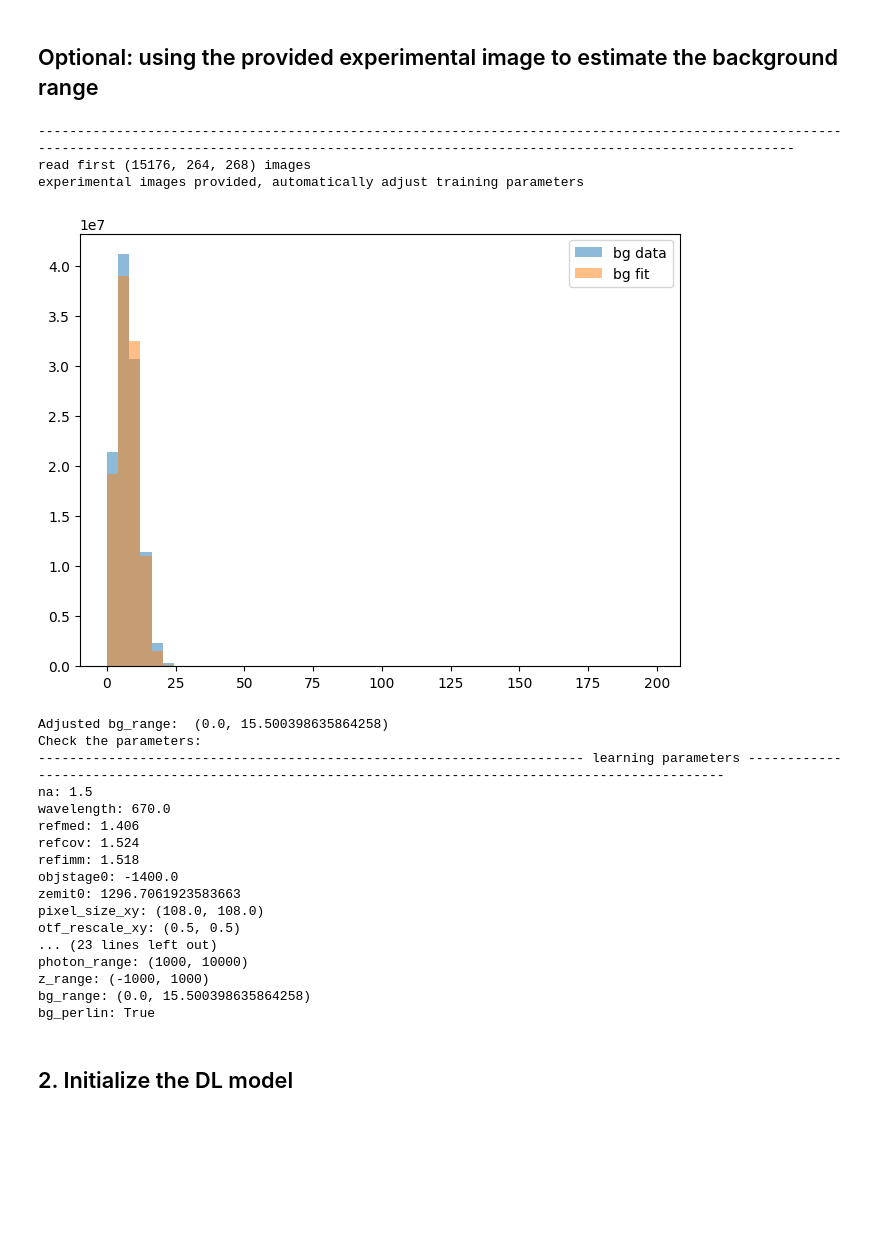
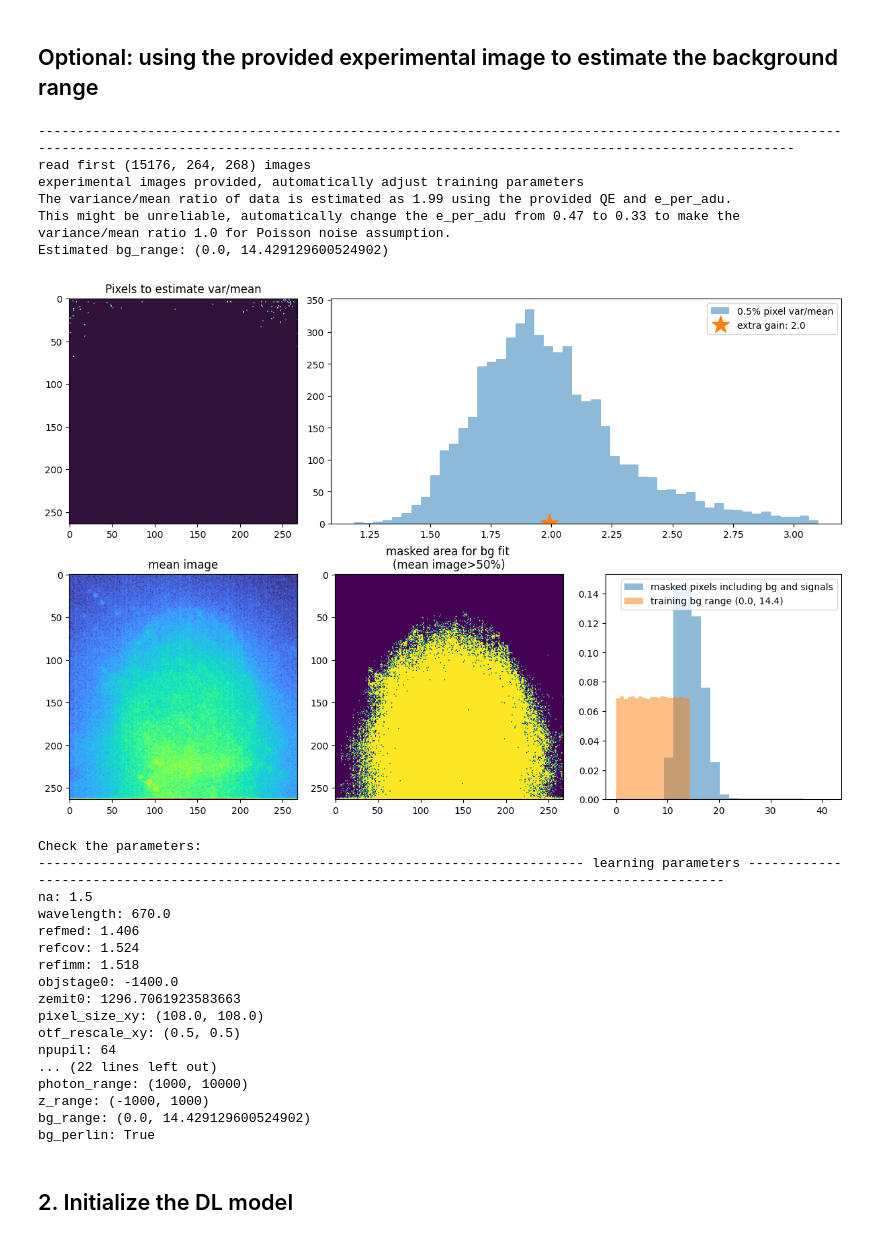
Before and after one commit to fffffsssss/AI4Loc, a Jupyter notebook: demos/demo4.2-GUI_learning.ipynb, the cells around one changed output. Cells and saved outputs as stored; diff of their text form; code cells hidden in the pictures; blank space fills up the shorter version.

Commit message:
modify LUNAR demos 1-4 to adapt to new physics learning, get bg empirical function. Current version should be more robust.

```diff
--- a/demos/demo4.2-GUI_learning.ipynb
+++ b/demos/demo4.2-GUI_learning.ipynb
@@ -45,23 +45,26 @@ SetSamplerParamWidget(children=(Label(value='Sampler parameters', layout=Layout(
 # %%
 if learn_param_widget.exp_file_receiver.files is not None:
     experimental_images = ailoc.common.read_first_size_gb_tiff(learn_param_widget.exp_file_receiver.files, 2)
-    camera_calib = ailoc.simulation.instantiate_camera(learn_param_widget.params_dict['camera_params_dict'])
-    experimental_images_photon = ailoc.common.cpu(camera_calib.backward(torch.tensor(experimental_images.astype(np.float32))))
+
     print('experimental images provided, automatically adjust training parameters')
-    learn_param_widget.params_dict['sampler_params_dict']['bg_range'] = ailoc.common.get_bg_stats_gauss(experimental_images_photon, percentile=10,
-                                                                      plot=True)
-    print('Adjusted bg_range: ', learn_param_widget.params_dict['sampler_params_dict']['bg_range'])
+    (learn_param_widget.params_dict['sampler_params_dict']['bg_range'],
+     learn_param_widget.params_dict['camera_params_dict']['e_per_adu']) = ailoc.common.get_gain_bg_empirical(experimental_images,
+                                                                                                             learn_param_widget.params_dict['camera_params_dict'],
+                                                                                                             adjust_gain=True,
+                                                                                                             plot=True)
 
 print('Check the parameters:')
 ailoc.common.print_learning_params(learn_param_widget.params_dict['psf_params_dict'],
                                    learn_param_widget.params_dict['camera_params_dict'],
                                    learn_param_widget.params_dict['sampler_params_dict'])
 # %% [output]
 --------------------------------------------------------------------------------------------------------------------------------------------------------------------------------------------------------
 read first (15176, 264, 268) images
 experimental images provided, automatically adjust training parameters
+The variance/mean ratio of data is estimated as 1.99 using the provided QE and e_per_adu.
+This might be unreliable, automatically change the e_per_adu from 0.47 to 0.33 to make the variance/mean ratio 1.0 for Poisson noise assumption.
+Estimated bg_range: (0.0, 14.429129600524902)
-[figure, old version]
+[figure, new version]
-Adjusted bg_range:  (0.0, 15.500398635864258)
 Check the parameters:
 ---------------------------------------------------------------------- learning parameters ----------------------------------------------------------------------------------------------------
 na: 1.5
@@ -73,10 +76,11 @@ objstage0: -1400.0
 zemit0: 1296.7061923583663
 pixel_size_xy: (108.0, 108.0)
 otf_rescale_xy: (0.5, 0.5)
-... (23 lines left out)
+npupil: 64
+... (22 lines left out)
 photon_range: (1000, 10000)
 z_range: (-1000, 1000)
-bg_range: (0.0, 15.500398635864258)
+bg_range: (0.0, 14.429129600524902)
 bg_perlin: True
 # %% [markdown]
 ## 2. Initialize the DL model
```
Also changed, not shown: 3 other files.
